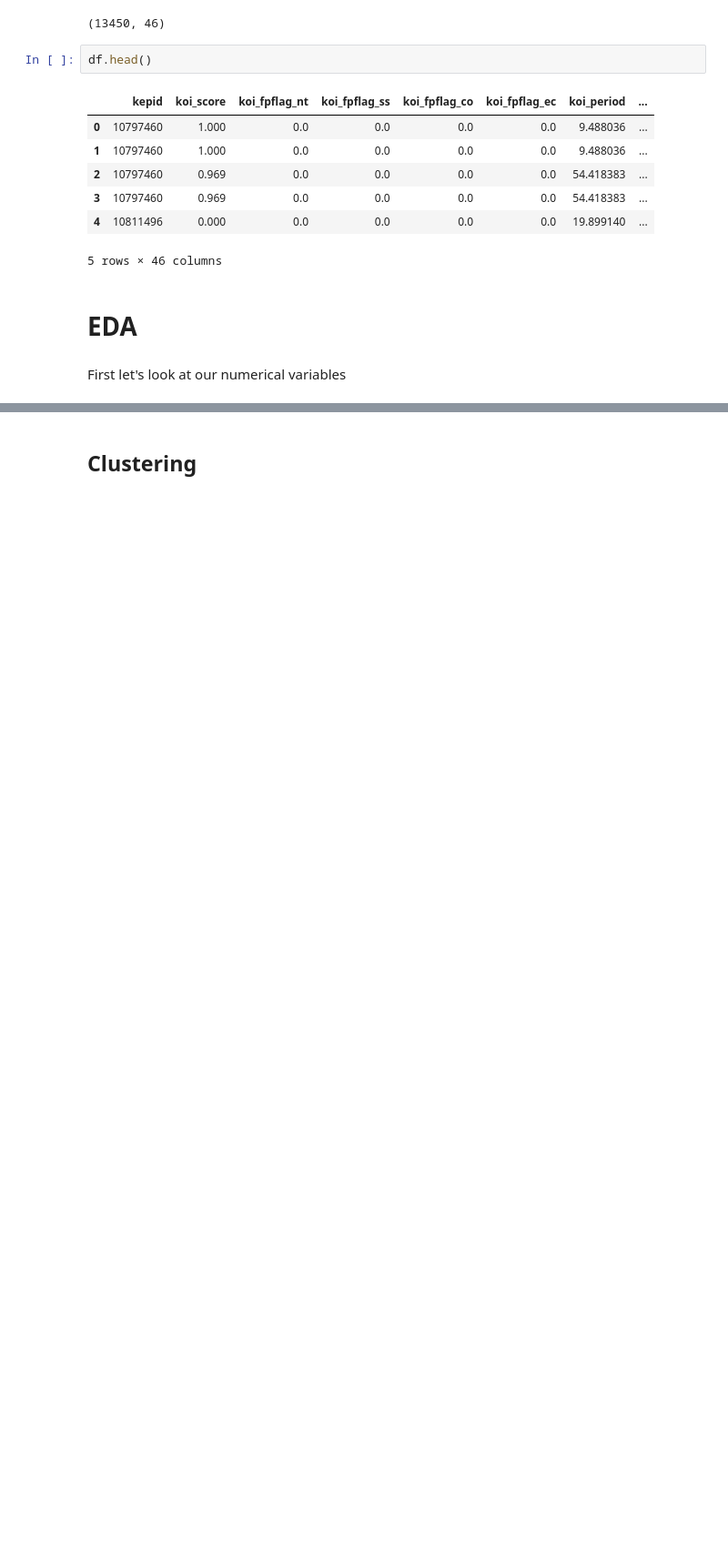
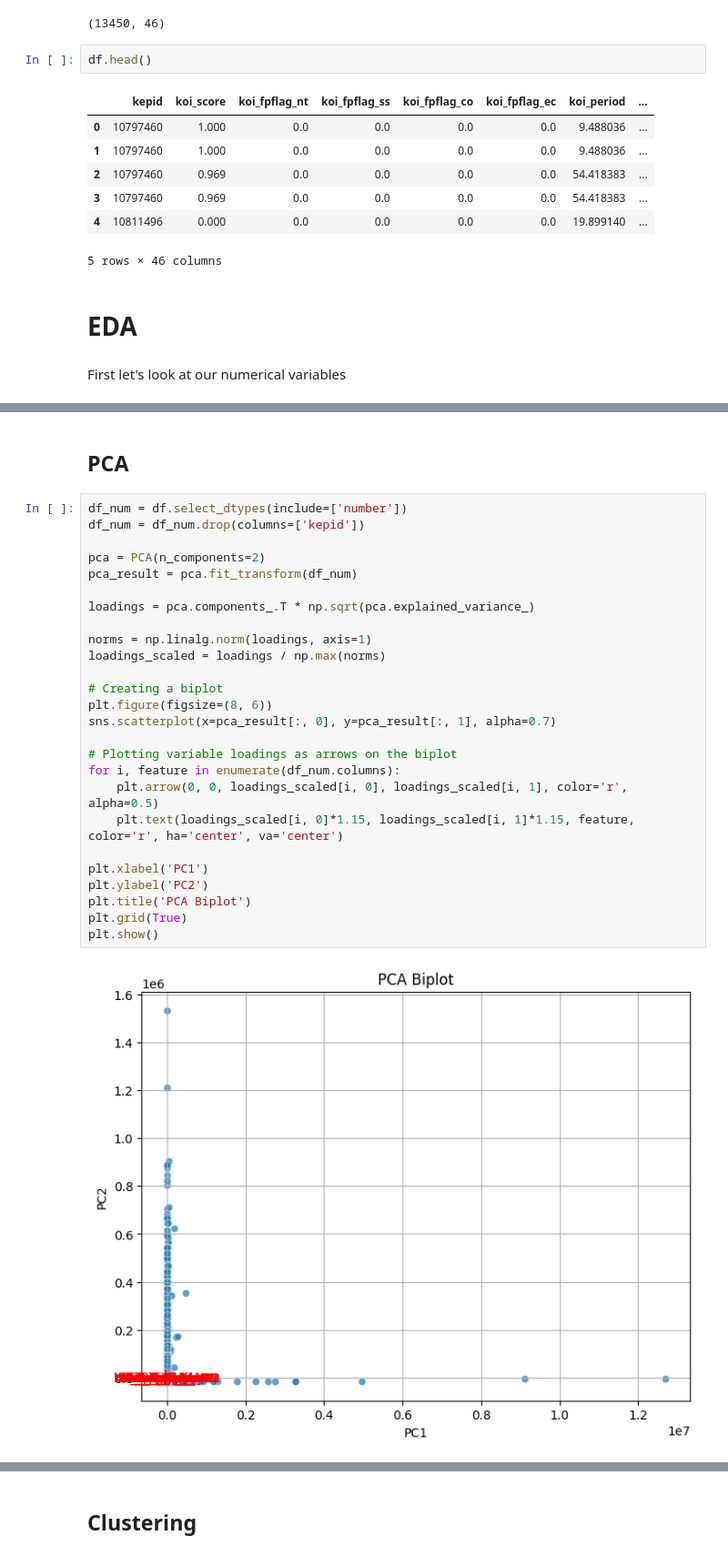
Before and after one commit to GabrielVaya/ML-Project-KeplerData, a Jupyter notebook: Script.ipynb, the cells around one changed output, grey strips where cells are left out. Shown at 91% size. Cells and saved outputs as stored; diff of their text form; blank space fills up the shorter version.

```diff
--- a/Script.ipynb
+++ b/Script.ipynb
@@ -116,0 +169,30 @@ First let's look at our numerical variables
+# %% [markdown]
+##  PCA
+# %%
+df_num = df.select_dtypes(include=['number'])
+df_num = df_num.drop(columns=['kepid'])
+
+pca = PCA(n_components=2)
+pca_result = pca.fit_transform(df_num)
+
+loadings = pca.components_.T * np.sqrt(pca.explained_variance_)
+
+norms = np.linalg.norm(loadings, axis=1)
+loadings_scaled = loadings / np.max(norms)
+
+# Creating a biplot
+plt.figure(figsize=(8, 6))
+sns.scatterplot(x=pca_result[:, 0], y=pca_result[:, 1], alpha=0.7)
+
+# Plotting variable loadings as arrows on the biplot
+for i, feature in enumerate(df_num.columns):
+    plt.arrow(0, 0, loadings_scaled[i, 0], loadings_scaled[i, 1], color='r', alpha=0.5)
+    plt.text(loadings_scaled[i, 0]*1.15, loadings_scaled[i, 1]*1.15, feature, color='r', ha='center', va='center')
+
+plt.xlabel('PC1')
+plt.ylabel('PC2')
+plt.title('PCA Biplot')
+plt.grid(True)
+plt.show()
+# %% [output]
+[figure, added]
```
Also changed, not shown: parts of 12 cells of this notebook.
